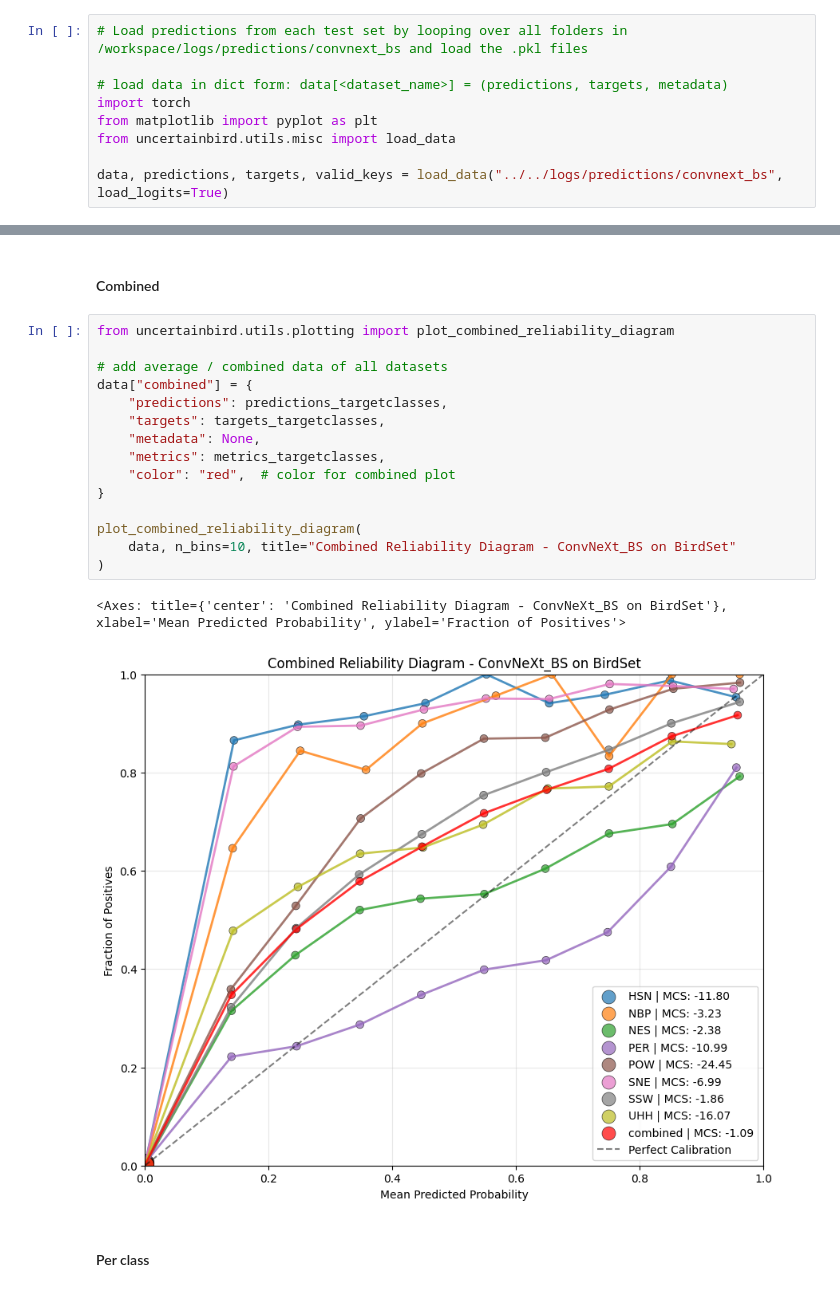
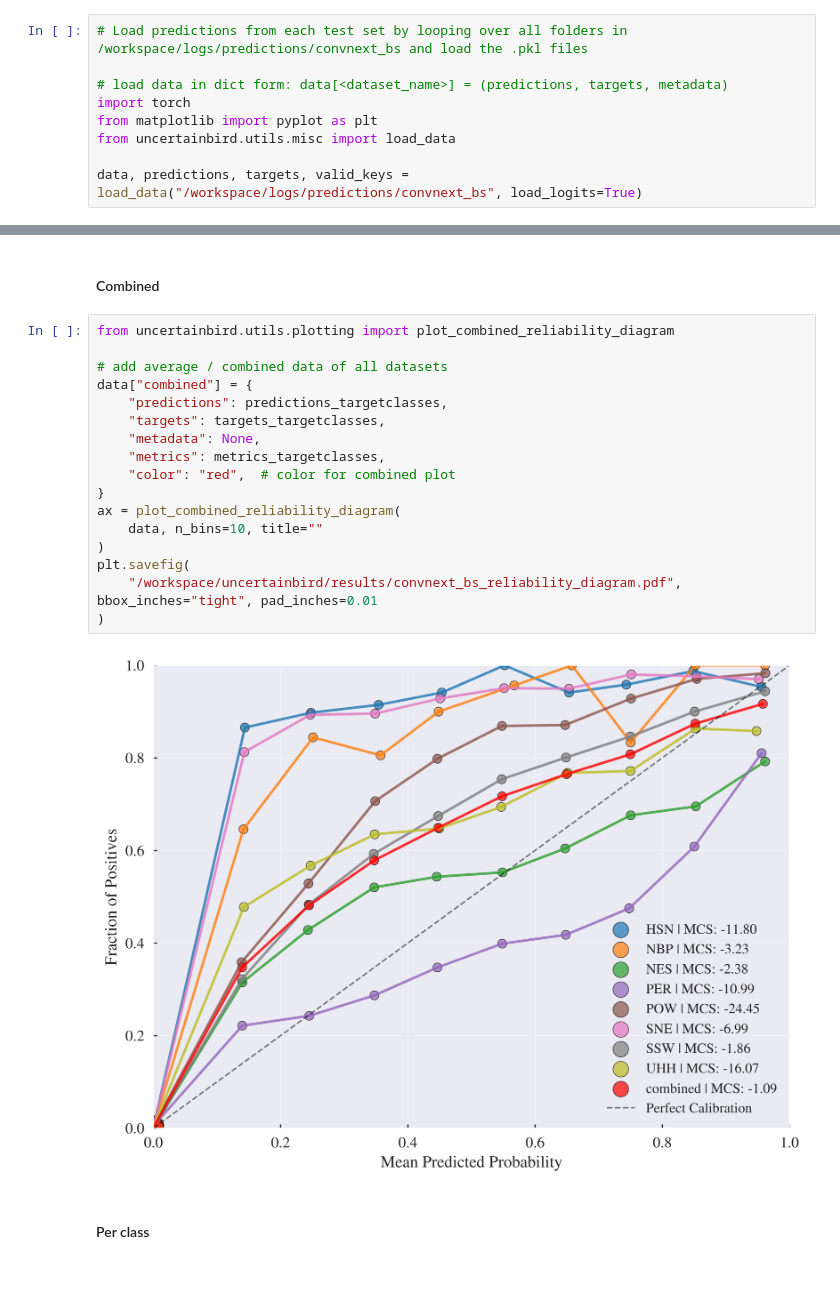
Before and after one commit to DBD-research-group/UncertainBird, a Jupyter notebook: notebooks/benchmarking_calibration/convnext_bs_BirdSet.ipynb, the cells around one changed output, grey strips where cells are left out. Saved outputs shown, nothing was run; the diff lists cells and outputs as text.

```diff
--- a/notebooks/benchmarking_calibration/convnext_bs_BirdSet.ipynb
+++ b/notebooks/benchmarking_calibration/convnext_bs_BirdSet.ipynb
@@ -8,7 +50,7 @@ import torch
 from matplotlib import pyplot as plt
 from uncertainbird.utils.misc import load_data
 
-data, predictions, targets, valid_keys = load_data("../../logs/predictions/convnext_bs", load_logits=True)
+data, predictions, targets, valid_keys = load_data("/workspace/logs/predictions/convnext_bs", load_logits=True)
 # %% [output]
 Loaded data with 12000 samples
 Predictions shape: torch.Size([12000, 9736])
@@ -151,21 +193,22 @@ ECE Over-confidence: tensor(0.0003)
 # %%
 from uncertainbird.utils.plotting import plot_combined_reliability_diagram
 
 # add average / combined data of all datasets
 data["combined"] = {
     "predictions": predictions_targetclasses,
     "targets": targets_targetclasses,
     "metadata": None,
     "metrics": metrics_targetclasses,
     "color": "red",  # color for combined plot
 }
-
-plot_combined_reliability_diagram(
-    data, n_bins=10, title="Combined Reliability Diagram - ConvNeXt_BS on BirdSet"
+ax = plot_combined_reliability_diagram(
+    data, n_bins=10, title=""
 )
+plt.savefig(
+    "/workspace/uncertainbird/results/convnext_bs_reliability_diagram.pdf", bbox_inches="tight", pad_inches=0.01
+)
 # %% [output]
-<Axes: title={'center': 'Combined Reliability Diagram - ConvNeXt_BS on BirdSet'}, xlabel='Mean Predicted Probability', ylabel='Fraction of Positives'>
-[figure, old version]
+[figure, new version]
 # %% [markdown]
 #### Per class
 # %%
```
Also changed, not shown: parts of 3 cells of this notebook, 10 other files.
